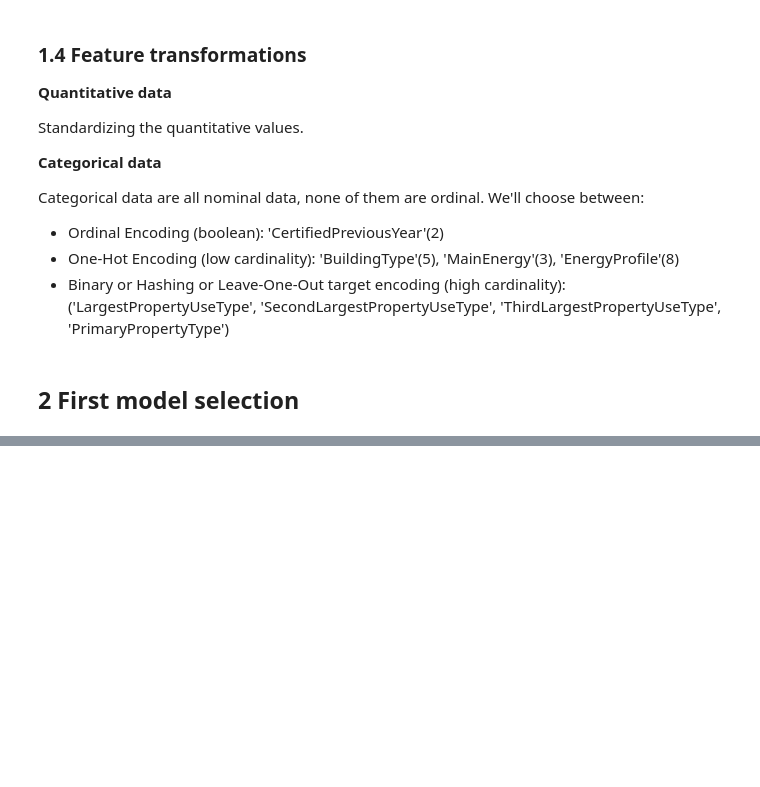
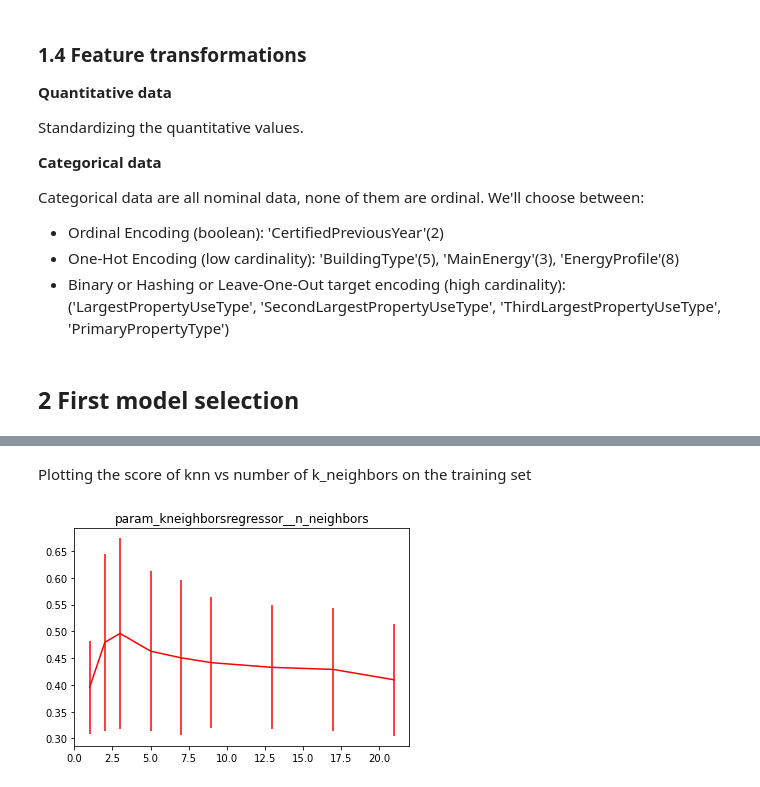
Before and after one commit to SmellyArmure/OC_DS_Project4, a Jupyter notebook: NOTEBOOKS/P4_Modelling.ipynb, the cells around one changed output, grey strips where cells are left out. Drawn from its saved outputs; the diff is of its cells as text; code cells hidden in the pictures; blank space fills up the shorter version.

```diff
--- a/NOTEBOOKS/P4_Modelling.ipynb
+++ b/NOTEBOOKS/P4_Modelling.ipynb
@@ -375,0 +382,14 @@ Columns missing in prop_Q_cols_sel and prop_C_cols_sel:
+# %%
+reg = KNeighborsRegressor()
+name_reg = 'KNN'
+dict_param_grid = {'KNN': {'n_neighbors': [1,2,3,5,7,9,13,17,21]}}
+kf_gscv = KFold(n_splits=5, shuffle=True)
+
+# version unique
+knn_gscv, new_df_res = model_optimizer(name_reg=name_reg, data_preproc=column_trans,
+                                 reg=reg, param_grid=dict_param_grid[name_reg],
+                                 Xtr=X_tr, ytr=y1_tr, Xte=X_te, yte=y1_te,
+                                 cv_gs=kf_gscv, cv_test=6)
+df_res = pd.concat([df_res, new_df_res], axis=1)
+
+df_res
@@ -375,0 +411,6 @@ Columns missing in prop_Q_cols_sel and prop_C_cols_sel:
+# %% [markdown]
+Plotting the score of knn vs number of k_neighbors on the training set
+# %%
+plot_1D_hyperparam_opt(knn_gscv)
+# %% [output]
+[figure, added]
```
Also changed, not shown: parts of 37 cells of this notebook, 4 other files.
